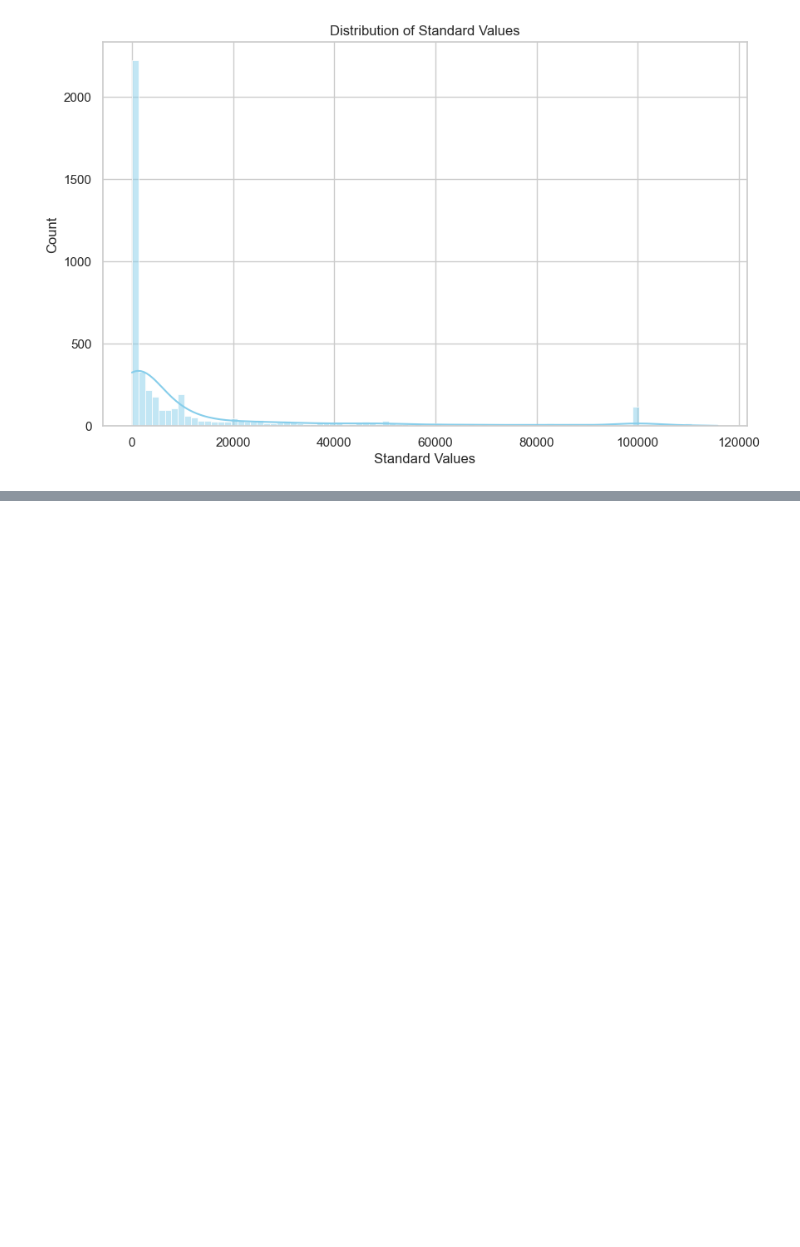
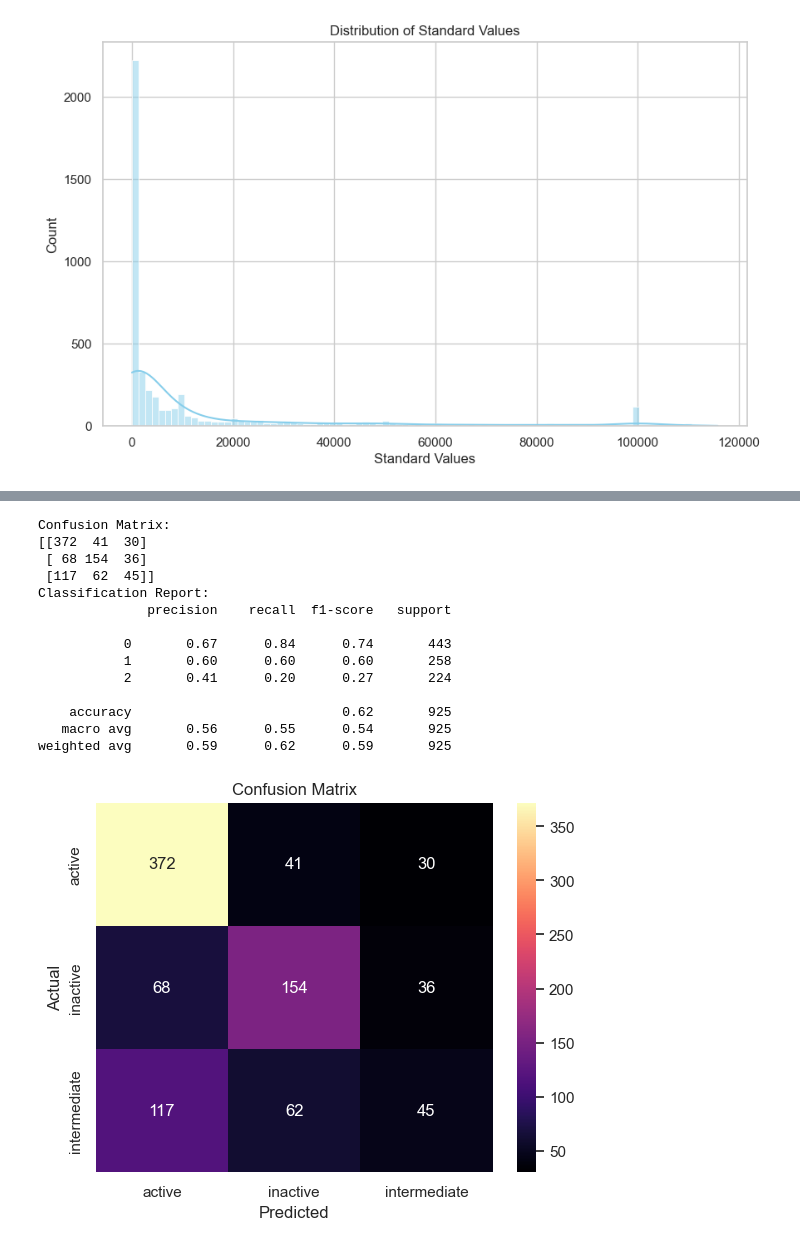
Before and after one commit to Aayush-Shrestha/Computational-Drug-Discovery, a Jupyter notebook: Version 2/QSAR.ipynb, the cells around one changed output, grey strips where cells are left out. Drawn from its saved outputs; the diff is of its cells as text; code cells hidden in the pictures; blank space fills up the shorter version.

```diff
--- a/Version 2/QSAR.ipynb
+++ b/Version 2/QSAR.ipynb
@@ -506,0 +528,26 @@ weighted avg       0.41      0.52      0.40       925
+# %%
+label_encoder = LabelEncoder()
+y_encoded = label_encoder.fit_transform(y)
+
+y_onehot = to_categorical(y_encoded, num_classes=3)
+
+X_train, X_test, y_train, y_test = train_test_split(X, y_onehot, test_size=0.2, random_state=0)
+
+scaler = StandardScaler()
+X_train = scaler.fit_transform(X_train)
+X_test = scaler.transform(X_test)
+
+
+model = Sequential()
+model.add(Dense(64, input_dim=4, activation='relu'))
+model.add(Dense(32, activation='relu'))
+model.add(Dense(3, activation='softmax'))
+
+model.compile(optimizer='adam', loss='categorical_crossentropy', metrics=['accuracy'])
+
+model.fit(X_train, y_train, epochs=50, batch_size=32, validation_data=(X_test, y_test))
+
+loss, accuracy = model.evaluate(X_test, y_test)
+print(f'Loss: {loss}, Accuracy: {accuracy}')
+
+y_pred = model.predict(X_test)
@@ -506,0 +572,32 @@ weighted avg       0.41      0.52      0.40       925
+# %%
+y_pred_classes = np.argmax(y_pred, axis=1)
+y_test_classes = np.argmax(y_test, axis=1)
+
+conf_matrix = confusion_matrix(y_test_classes, y_pred_classes)
+print("Confusion Matrix:")
+print(conf_matrix)
+
+class_report = classification_report(y_test_classes, y_pred_classes)
+print("Classification Report:")
+print(class_report)
+sns.heatmap(conf_matrix, annot=True, fmt='d', cmap='magma', xticklabels=label_encoder.classes_, yticklabels=label_encoder.classes_)
+plt.title('Confusion Matrix')
+plt.xlabel("Predicted")
+plt.ylabel("Actual")
+plt.show()
+# %% [output]
+Confusion Matrix:
+[[372  41  30]
+ [ 68 154  36]
+ [117  62  45]]
+Classification Report:
+              precision    recall  f1-score   support
+
+           0       0.67      0.84      0.74       443
+           1       0.60      0.60      0.60       258
+           2       0.41      0.20      0.27       224
+
+    accuracy                           0.62       925
+   macro avg       0.56      0.55      0.54       925
+weighted avg       0.59      0.62      0.59       925
+[figure, added]
```
Also changed, not shown: parts of 16 cells of this notebook, 8 other files.
